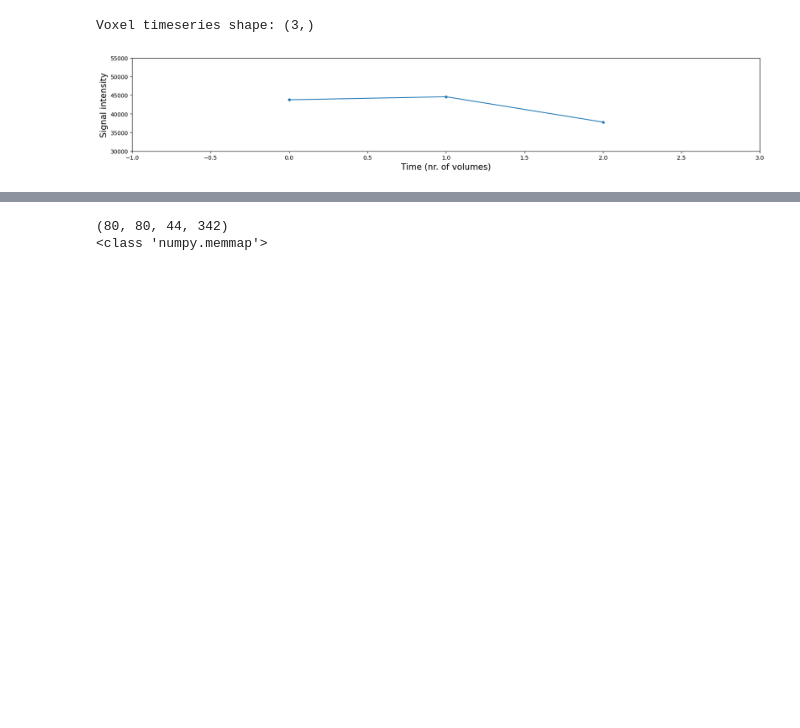
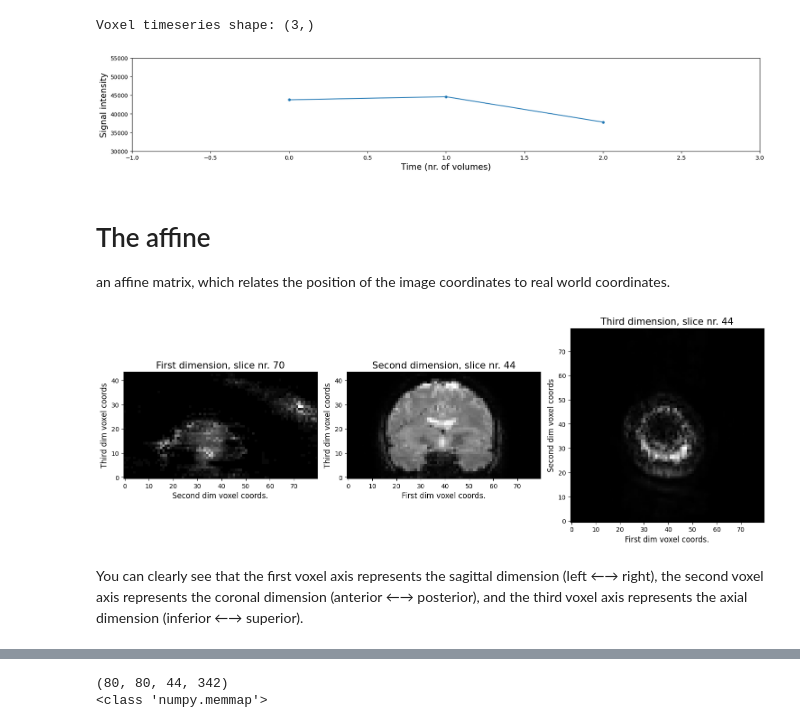
Before and after one commit to genandlam/fmri-analysis, a Jupyter notebook: fmri-analysis.ipynb, the cells around one changed output, grey strips where cells are left out. Saved outputs shown, nothing was run; the diff lists cells and outputs as text; code cells hidden in the pictures; blank space fills up the shorter version.

```diff
--- a/fmri-analysis.ipynb
+++ b/fmri-analysis.ipynb
@@ -117,9 +121,36 @@ plt.show()
 # %% [output]
 Voxel timeseries shape: (3,)
 [figure]
+# %% [markdown]
+# The affine
+
+an affine matrix, which relates the position of the image coordinates to real world coordinates.
 # %%
 # import some stuff if you haven't done that already
 import numpy as np
 import matplotlib.pyplot as plt
 from numpy.linalg import inv
 %matplotlib inline
+# %%
+fig, ax = plt.subplots(ncols=3, figsize=(15, 5))
+#(3, 44, 80)
+ax[0].imshow(img_data[69, :, :,0].T, origin='lower', cmap='gray')
+ax[0].set_xlabel('Second dim voxel coords.', fontsize=12)
+ax[0].set_ylabel('Third dim voxel coords', fontsize=12)
+ax[0].set_title('First dimension, slice nr. 70', fontsize=15)
+
+ax[1].imshow(img_data[:, 43, :,0].T, origin='lower', cmap='gray')
+ax[1].set_xlabel('First dim voxel coords.', fontsize=12)
+ax[1].set_ylabel('Third dim voxel coords', fontsize=12)
+ax[1].set_title('Second dimension, slice nr. 44', fontsize=15)
+
+ax[2].imshow(img_data[:, :,43,0].T, origin='lower', cmap='gray')
+ax[2].set_xlabel('First dim voxel coords.', fontsize=12)
+ax[2].set_ylabel('Second dim voxel coords', fontsize=12)
+ax[2].set_title('Third dimension, slice nr. 44', fontsize=15)
+
+fig.tight_layout()
+# %% [output]
+[figure, added]
+# %% [markdown]
+You can clearly see that the first voxel axis represents the sagittal dimension (left ←→ right), the second voxel axis represents the coronal dimension (anterior ←→ posterior), and the third voxel axis represents the axial dimension (inferior ←→ superior).
```
Also changed, not shown: parts of 34 cells of this notebook.
